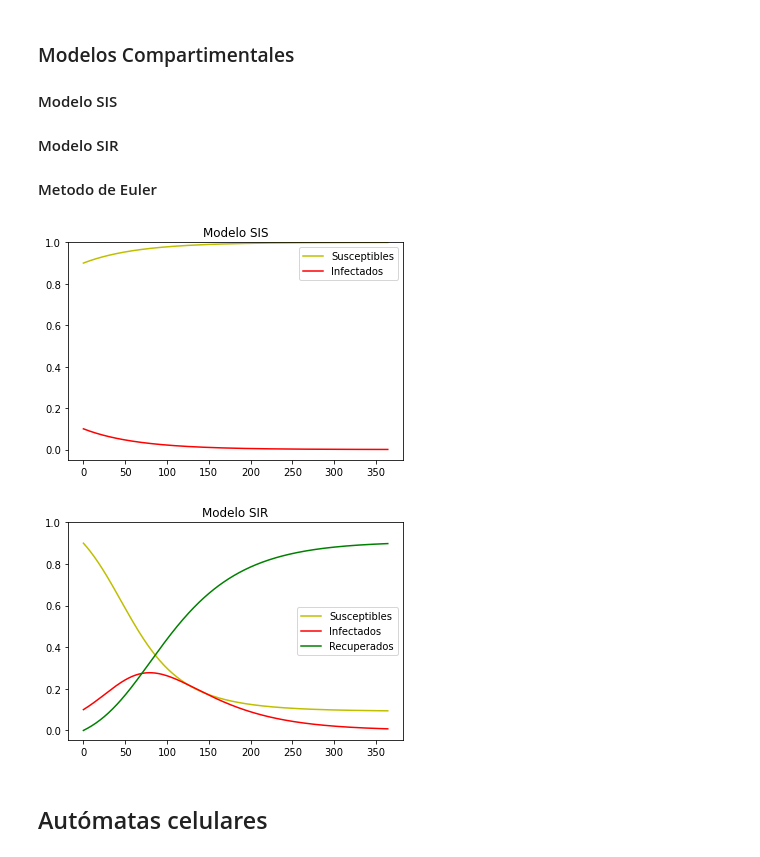
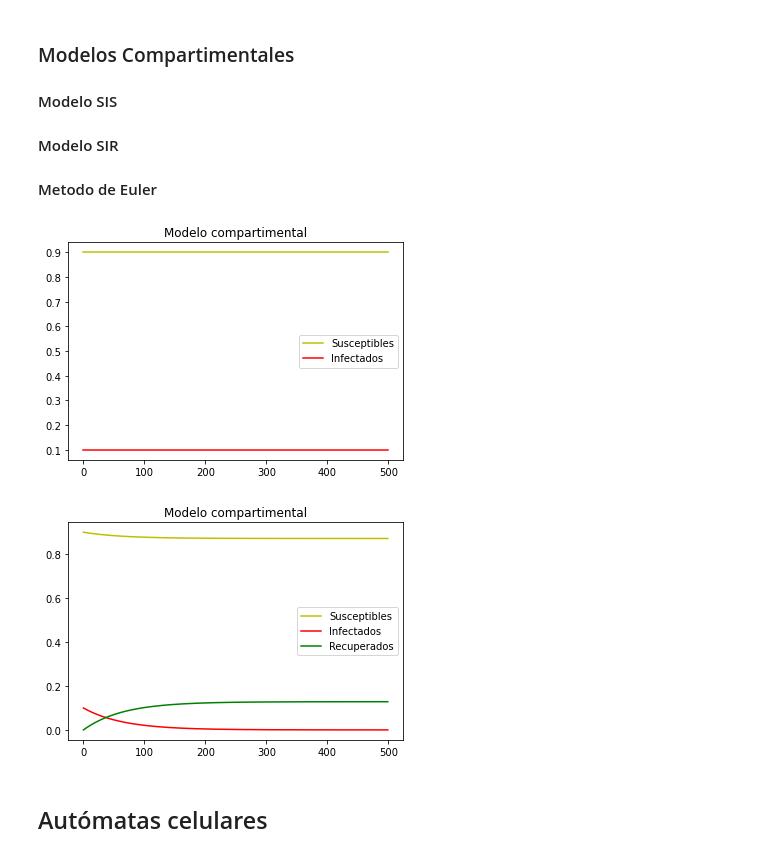
Before and after one commit to Grupo-de-simulacion-con-automatas/CAsimulations-Modelacion-de-dinamicas-topologicas-en-la-propagacion-de-una-enfermedad-usando-CA, a Jupyter notebook: Codigo/Cuaderno actualizado del proyecto CAsimulations.ipynb, the cells around one changed output. Saved outputs shown, nothing was run; the diff lists cells and outputs as text; code cells hidden in the pictures.

Commit message:
Clase CompartimentalModels

```diff
--- a/Codigo/Cuaderno actualizado del proyecto CAsimulations.ipynb
+++ b/Codigo/Cuaderno actualizado del proyecto CAsimulations.ipynb
@@ -13,13 +19,7 @@
 # %%
-from EulerMethod import *
-
-import matplotlib.pyplot as plt
-%matplotlib inline
-from IPython.core.pylabtools import figsize
-
 # Parámetros del modelo
-beta =  0.05 # Tasa de contagio
-alpha =  0.2 # Tasa de recuperación (días que dura en promedio la enfermedad)
+beta =  0.5 # Tasa de contagio
+alpha =  0.45 # Tasa de recuperación (días que dura en promedio la enfermedad)
 
 # Funciones del modelo
 def S_function(values, beta=beta):
@@ -32,46 +32,35 @@ listOfFunctions = [S_function, I_function]
 initialValues = [0.9, 0.1]
 
 # Solución discreta del modelo
-discreteSolutions = EulerMethod(listOfFunctions, initialValues, 0.1, 365)
-
-plt.plot(discreteSolutions[1], discreteSolutions[0][0], c="y", label="Susceptibles")
-plt.plot(discreteSolutions[1], discreteSolutions[0][1], c="r", label="Infectados")
-plt.ylim(top=1)
-plt.title("Modelo SIS")
-plt.legend()
-plt.show()
+discreteSolutions =  CompartimentalModels(listOfFunctions, initialValues)
+discreteSolutions.n_iterations = 500
+discreteSolutions.plotSolutions(["Susceptibles", "Infectados"],["y", "r"])
 # %% [output]
-[figure, old version]
+[figure, new version]
 # %%
 # Parámetros del modelo
-beta =  0.5 # Tasa de contagio
+beta =  0.05 # Tasa de contagio
 alpha =  0.2 # Tasa de recuperación (días que dura en promedio la enfermedad)
 
 # Funciones del modelo
 def S_function(values, beta=beta):
     return -beta*values[0]*values[1]
 
 def I_function(values, alpha=alpha, beta=beta):
     return beta*values[0]*values[1] - alpha*values[1]
 
 def R_function(values, alpha=alpha):
     return alpha*values[1]
 
 listOfFunctions = [S_function, I_function, R_function]
 initialValues = [0.9, 0.1, 0]
 
 # Solución discreta del modelo
-discreteSolutions = EulerMethod(listOfFunctions, initialValues, 0.1, 365)
-
-plt.plot(discreteSolutions[1], discreteSolutions[0][0], c="y", label="Susceptibles")
-plt.plot(discreteSolutions[1], discreteSolutions[0][1], c="r", label="Infectados")
-plt.plot(discreteSolutions[1], discreteSolutions[0][2], c="g", label="Recuperados")
-plt.ylim(top=1)
-plt.title("Modelo SIR")
-plt.legend()
-plt.show()
+discreteSolutions =  CompartimentalModels(listOfFunctions, initialValues)
+discreteSolutions.n_iterations = 500
+discreteSolutions.plotSolutions(["Susceptibles", "Infectados", "Recuperados"],["y", "r", "g"])
 # %% [output]
-[figure, old version]
+[figure, new version]
 # %% [markdown]
 ## Autómatas celulares
 # %% [markdown]
```
Also changed, not shown: parts of 1 cell of this notebook, 2 other files.
